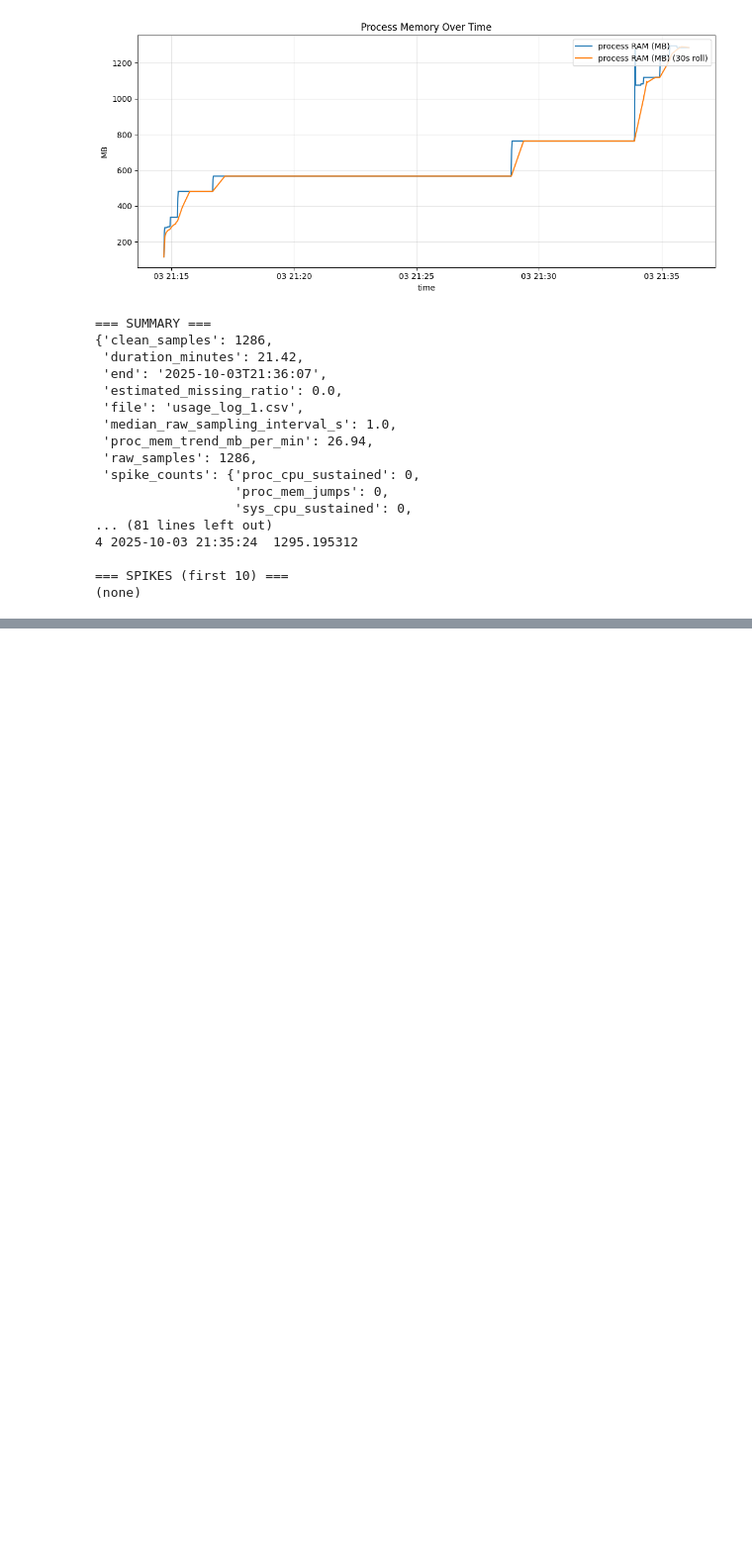
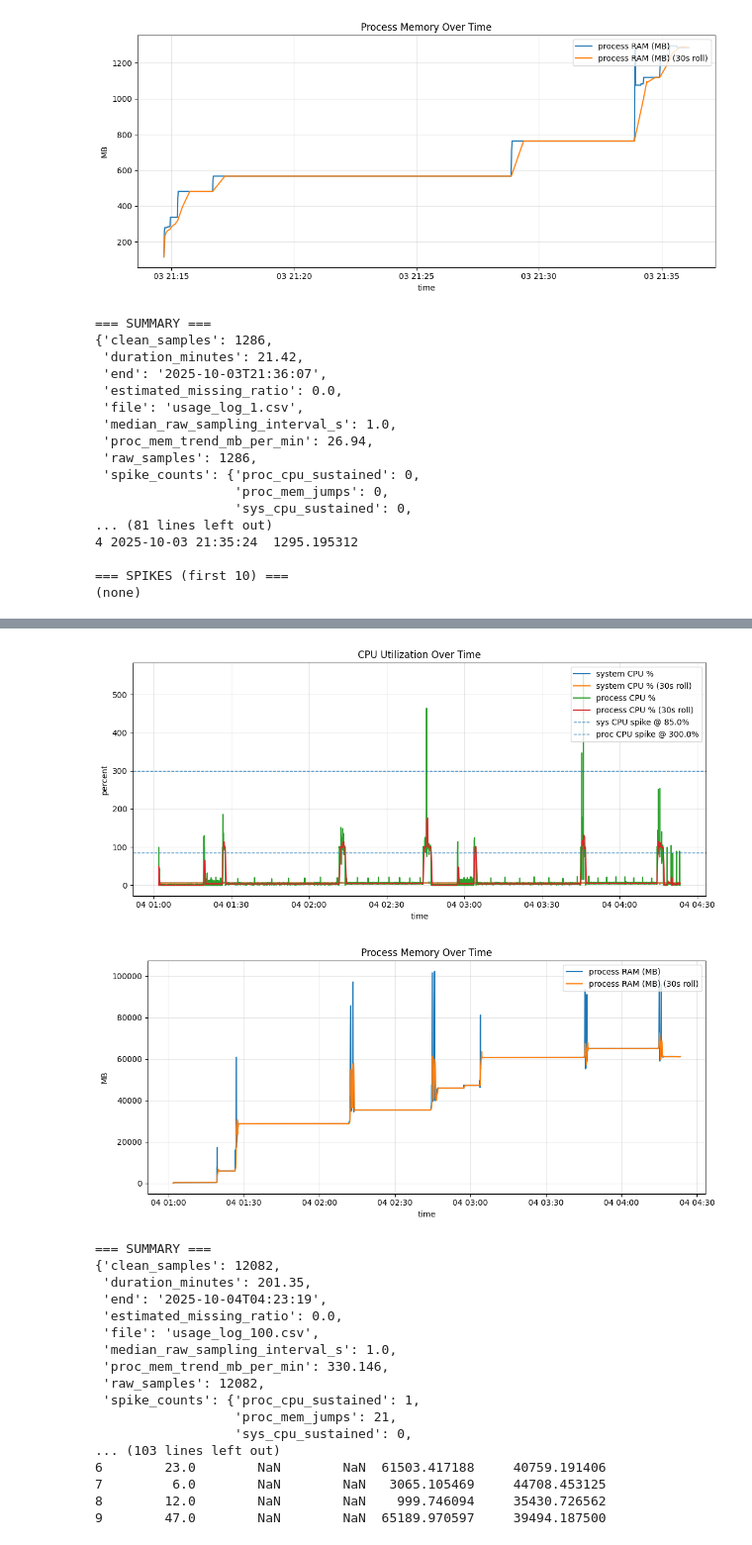
Before and after one commit to Red-Hat-AI-Innovation-Team/sdg_hub, a Jupyter notebook: examples/knowledge_tuning/enhanced_summary_knowledge_tuning/usage_analysis.ipynb, the cells around one changed output, grey strips where cells are left out. Shown at 99% size. Cells and saved outputs as stored; diff of their text form; code cells hidden in the pictures; blank space fills up the shorter version.

```diff
--- a/examples/knowledge_tuning/enhanced_summary_knowledge_tuning/usage_analysis.ipynb
+++ b/examples/knowledge_tuning/enhanced_summary_knowledge_tuning/usage_analysis.ipynb
@@ -294,0 +362,22 @@ main("usage_log_1.csv")
+# %%
+main("usage_log_100.csv")
+# %% [output]
+[figure, added]
+[figure, added]
+=== SUMMARY ===
+{'clean_samples': 12082,
+ 'duration_minutes': 201.35,
+ 'end': '2025-10-04T04:23:19',
+ 'estimated_missing_ratio': 0.0,
+ 'file': 'usage_log_100.csv',
+ 'median_raw_sampling_interval_s': 1.0,
+ 'proc_mem_trend_mb_per_min': 330.146,
+ 'raw_samples': 12082,
+ 'spike_counts': {'proc_cpu_sustained': 1,
+                  'proc_mem_jumps': 21,
+                  'sys_cpu_sustained': 0,
+... (103 lines left out)
+6        23.0        NaN        NaN  61503.417188     40759.191406
+7         6.0        NaN        NaN   3065.105469     44708.453125
+8        12.0        NaN        NaN    999.746094     35430.726562
+9        47.0        NaN        NaN  65189.970597     39494.187500
```
Also changed, not shown: parts of 3 cells of this notebook, 5 other files.
